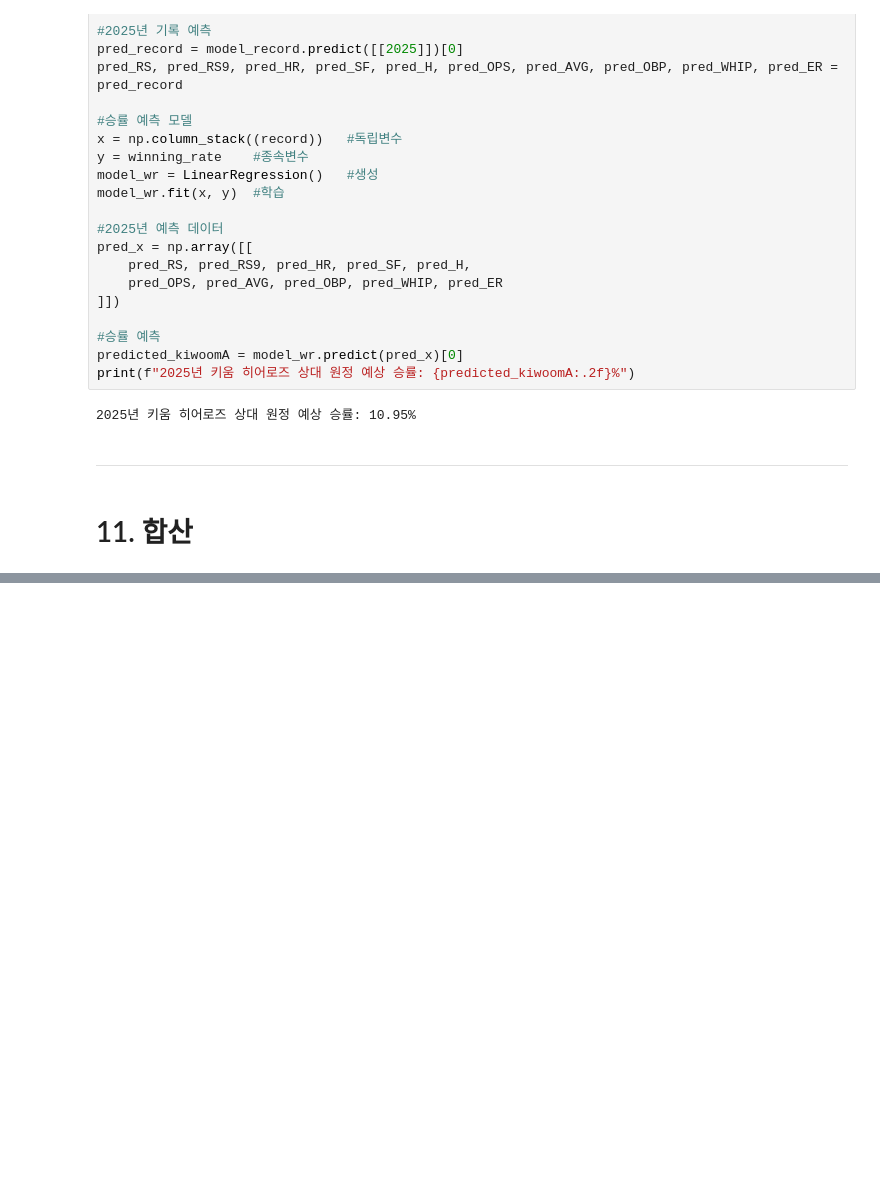
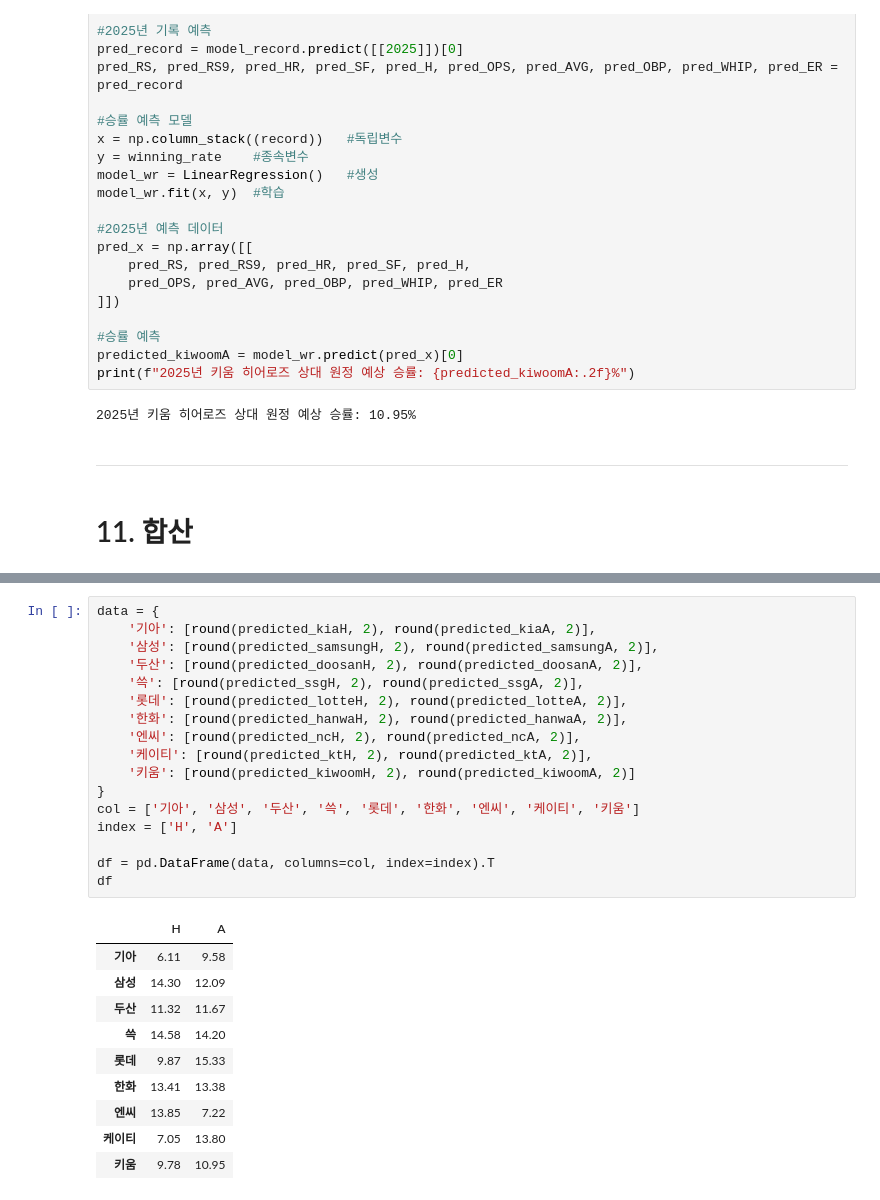
Before and after one commit to IAMKIMEUNSEO/predict2025_kbo_lgtwins_winning_rate, a Jupyter notebook: lgtwins.ipynb, the cells around one changed output, grey strips where cells are left out. Saved outputs shown, nothing was run; the diff lists cells and outputs as text; blank space fills up the shorter version.

```diff
--- a/lgtwins.ipynb
+++ b/lgtwins.ipynb
@@ -1828,0 +1858,28 @@ print(f"2025년 키움 히어로즈 상대 원정 예상 승률: {predicted_kiwo
+# %%
+data = {
+    '기아': [round(predicted_kiaH, 2), round(predicted_kiaA, 2)],
+    '삼성': [round(predicted_samsungH, 2), round(predicted_samsungA, 2)],
+    '두산': [round(predicted_doosanH, 2), round(predicted_doosanA, 2)],
+    '쓱': [round(predicted_ssgH, 2), round(predicted_ssgA, 2)],
+    '롯데': [round(predicted_lotteH, 2), round(predicted_lotteA, 2)],
+    '한화': [round(predicted_hanwaH, 2), round(predicted_hanwaA, 2)],
+    '엔씨': [round(predicted_ncH, 2), round(predicted_ncA, 2)],
+    '케이티': [round(predicted_ktH, 2), round(predicted_ktA, 2)],
+    '키움': [round(predicted_kiwoomH, 2), round(predicted_kiwoomA, 2)]
+}
+col = ['기아', '삼성', '두산', '쓱', '롯데', '한화', '엔씨', '케이티', '키움']
+index = ['H', 'A']
+
+df = pd.DataFrame(data, columns=col, index=index).T
+df
+# %% [output]
+|  | H | A |
+| 기아 | 6.11 | 9.58 |
+| 삼성 | 14.30 | 12.09 |
+| 두산 | 11.32 | 11.67 |
+| 쓱 | 14.58 | 14.20 |
+| 롯데 | 9.87 | 15.33 |
+| 한화 | 13.41 | 13.38 |
+| 엔씨 | 13.85 | 7.22 |
+| 케이티 | 7.05 | 13.80 |
+| 키움 | 9.78 | 10.95 |
```
Also changed, not shown: parts of 2 cells of this notebook.
